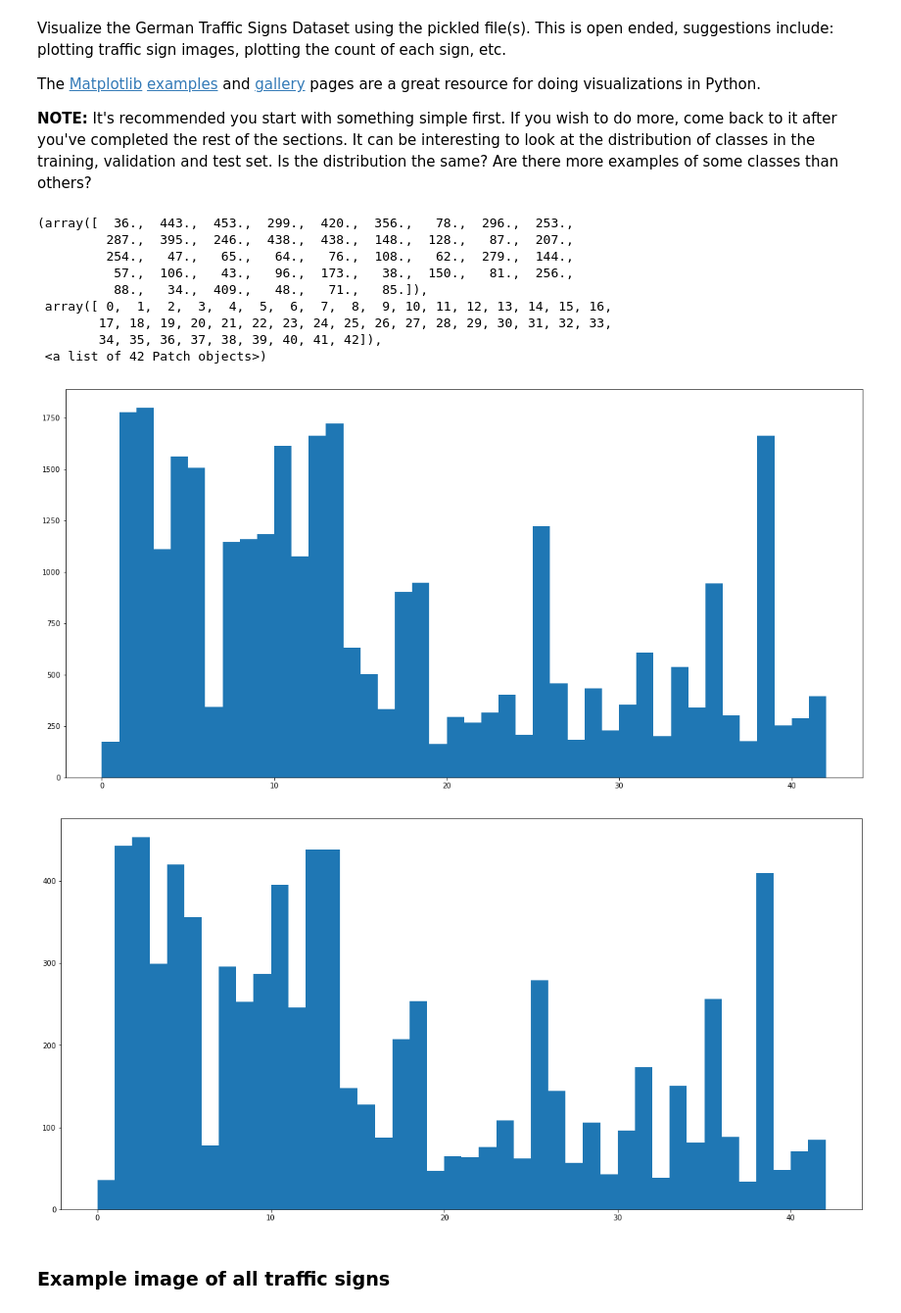
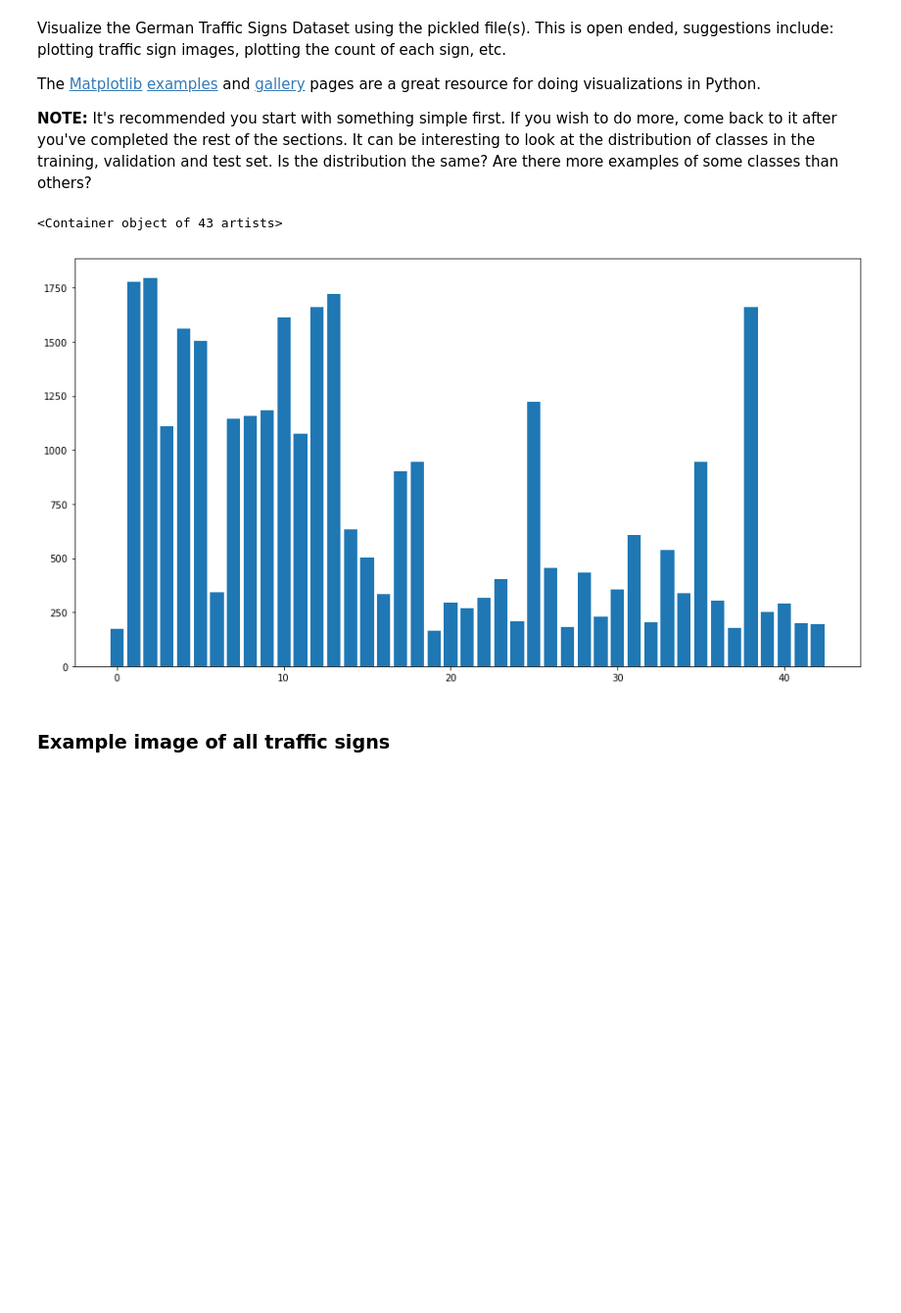
Before and after one commit to sausax/CarND-Traffic-Sign-Classifier-Project, a Jupyter notebook: Traffic_Sign_Classifier.ipynb, the cells around one changed output. Shown at 98% size. Cells and saved outputs as stored; diff of their text form; code cells hidden in the pictures; blank space fills up the shorter version.

```diff
--- a/Traffic_Sign_Classifier.ipynb
+++ b/Traffic_Sign_Classifier.ipynb
@@ -104,25 +88,19 @@ The [Matplotlib](http://matplotlib.org/) [examples](http://matplotlib.org/exampl
 import matplotlib.pyplot as plt
 # Visualizations will be shown in the notebook.
 %matplotlib inline
-# %%
-### Histogram of test and validation y classes
-plt.figure(figsize=(20,10))
-plt.hist(y_train, bins = range(43))
-
-plt.figure(figsize=(20,10))
-plt.hist(y_valid, bins = range(43))
-# %% [output]
-(array([  36.,  443.,  453.,  299.,  420.,  356.,   78.,  296.,  253.,
-         287.,  395.,  246.,  438.,  438.,  148.,  128.,   87.,  207.,
-         254.,   47.,   65.,   64.,   76.,  108.,   62.,  279.,  144.,
-          57.,  106.,   43.,   96.,  173.,   38.,  150.,   81.,  256.,
-          88.,   34.,  409.,   48.,   71.,   85.]),
- array([ 0,  1,  2,  3,  4,  5,  6,  7,  8,  9, 10, 11, 12, 13, 14, 15, 16,
-        17, 18, 19, 20, 21, 22, 23, 24, 25, 26, 27, 28, 29, 30, 31, 32, 33,
-        34, 35, 36, 37, 38, 39, 40, 41, 42]),
- <a list of 42 Patch objects>)
-[figure, removed]
-[figure, removed]
+# %%
+### Histogram of test and validation y classes
+
+class_count_lst = []
+for i in range(43):
+    examples_in_class = y_train[y_train == i].shape[0]
+    class_count_lst.append(examples_in_class)
+
+plt.figure(figsize=(15, 8))
+plt.bar(range(43), class_count_lst)
+# %% [output]
+<Container object of 43 artists>
+[figure, added]
 # %% [markdown]
 ### Example image of all traffic signs
 # %%
```
Also changed, not shown: parts of 29 cells of this notebook, 9 other files.
